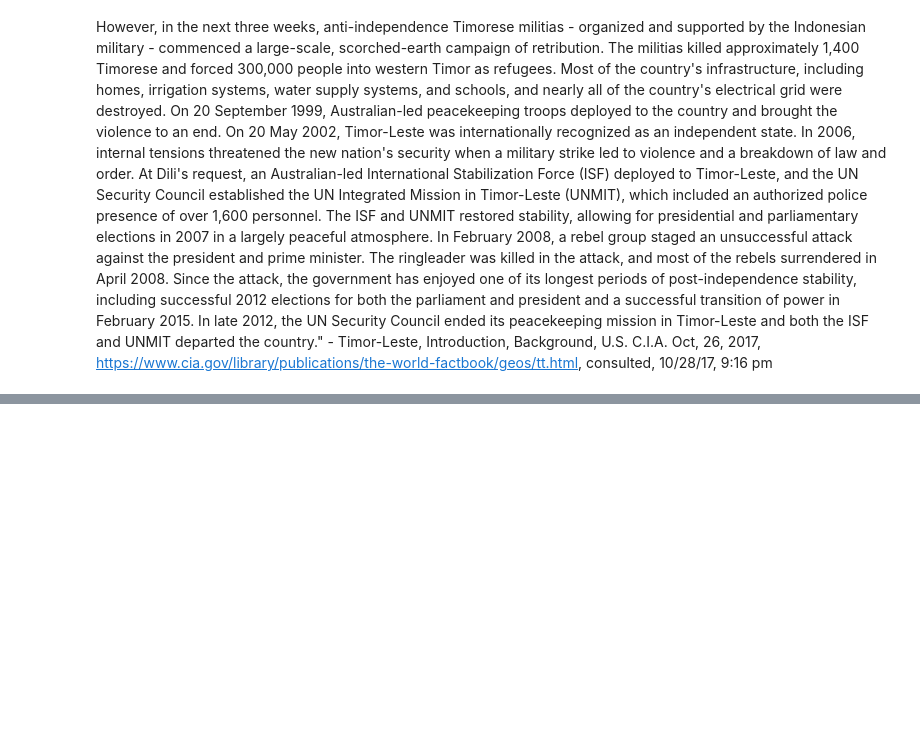
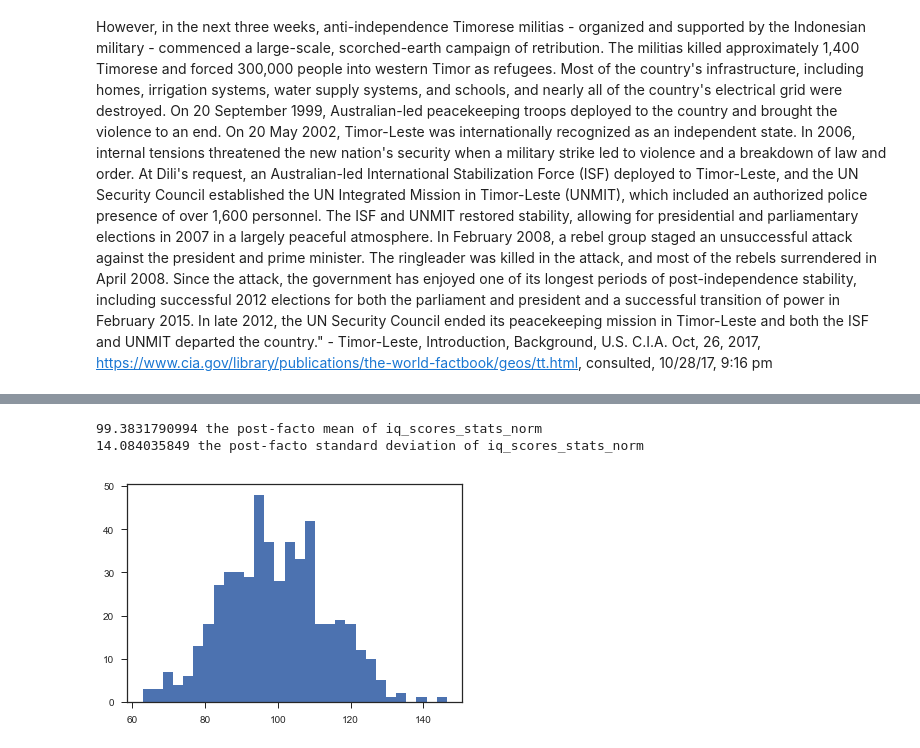
Before and after one commit to paulo-g-martinez/dq1-internet-migration, a Jupyter notebook: data-question-1-jupyter-notebook.ipynb, the cells around one changed output, grey strips where cells are left out. Cells and saved outputs as stored; diff of their text form; code cells hidden in the pictures; blank space fills up the shorter version.

```diff
--- a/data-question-1-jupyter-notebook.ipynb
+++ b/data-question-1-jupyter-notebook.ipynb
@@ -519,0 +593,10 @@ In 2006, internal tensions threatened the new nation's security when a military
+# %%
+iq_scores_stats_norm = stats.norm.rvs(loc = 100, scale = 15, size = 500)
+plt.hist(iq_scores_stats_norm, bins=30)
+print(iq_scores_stats_norm.mean(), 'the post-facto mean of iq_scores_stats_norm')
+print(iq_scores_stats_norm.std(), 'the post-facto standard deviation of iq_scores_stats_norm')
+iq_scores = iq_scores_stats_norm
+# %% [output]
+99.3831790994 the post-facto mean of iq_scores_stats_norm
+14.084035849 the post-facto standard deviation of iq_scores_stats_norm
+[figure, added]
```
Also changed, not shown: parts of 15 cells of this notebook.
